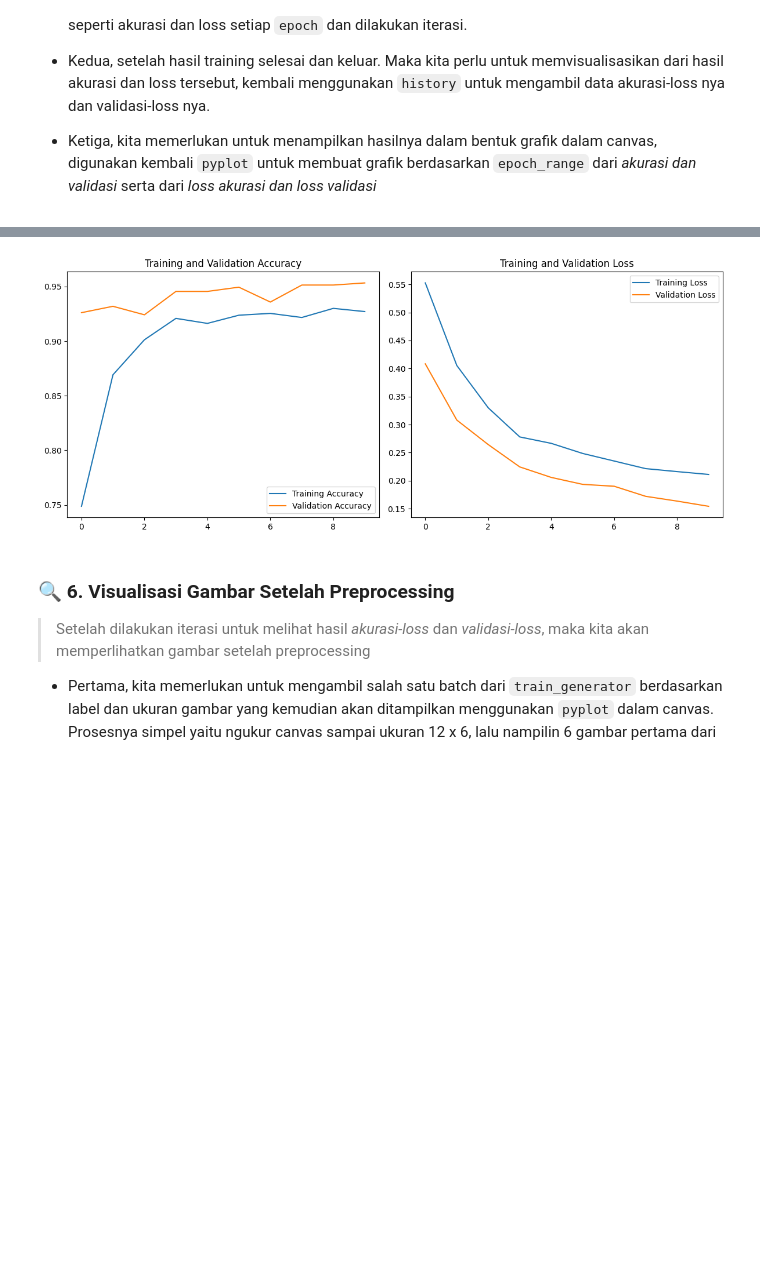
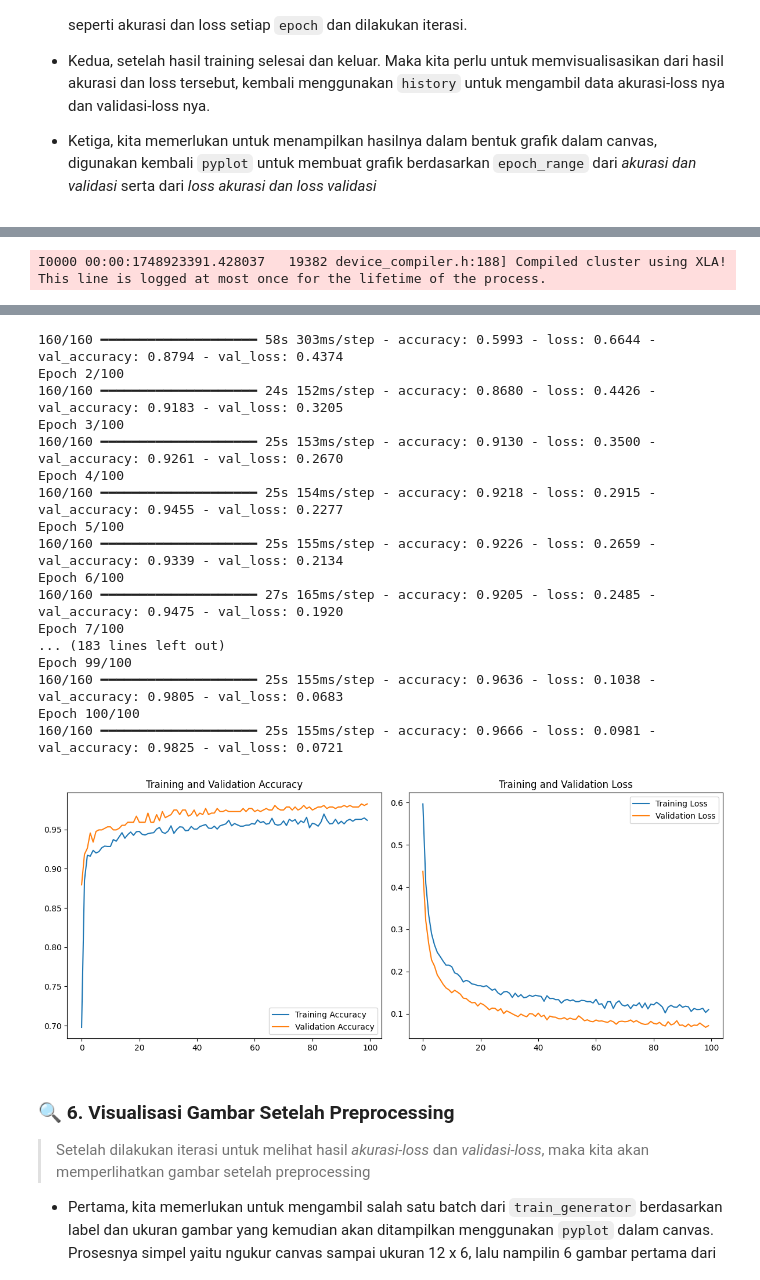
Before and after one commit to Ditto-Prasetyo/cnn-covid-detection, a Jupyter notebook: CNN-VGG19.ipynb, the cells around one changed output, grey strips where cells are left out. Cells and saved outputs as stored; diff of their text form; code cells hidden in the pictures; blank space fills up the shorter version.

```diff
--- a/CNN-VGG19.ipynb
+++ b/CNN-VGG19.ipynb
@@ -187,7 +200,7 @@ Downloading data from https://storage.googleapis.com/tensorflow/keras-applicatio
 
 history = model.fit(
     train_generator,
-    epochs=10,
+    epochs=100,
     validation_data=val_generator,
 )
 
@@ -243,0 +253 @@ Epoch 10/10
+I0000 00:00:1748923391.428037   19382 device_compiler.h:188] Compiled cluster using XLA!  This line is logged at most once for the lifetime of the process.
@@ -244,4 +264,21 @@ Epoch 10/10
+160/160 ━━━━━━━━━━━━━━━━━━━━ 58s 303ms/step - accuracy: 0.5993 - loss: 0.6644 - val_accuracy: 0.8794 - val_loss: 0.4374
+Epoch 2/100
+160/160 ━━━━━━━━━━━━━━━━━━━━ 24s 152ms/step - accuracy: 0.8680 - loss: 0.4426 - val_accuracy: 0.9183 - val_loss: 0.3205
+Epoch 3/100
+160/160 ━━━━━━━━━━━━━━━━━━━━ 25s 153ms/step - accuracy: 0.9130 - loss: 0.3500 - val_accuracy: 0.9261 - val_loss: 0.2670
+Epoch 4/100
+160/160 ━━━━━━━━━━━━━━━━━━━━ 25s 154ms/step - accuracy: 0.9218 - loss: 0.2915 - val_accuracy: 0.9455 - val_loss: 0.2277
+Epoch 5/100
+160/160 ━━━━━━━━━━━━━━━━━━━━ 25s 155ms/step - accuracy: 0.9226 - loss: 0.2659 - val_accuracy: 0.9339 - val_loss: 0.2134
+Epoch 6/100
+160/160 ━━━━━━━━━━━━━━━━━━━━ 27s 165ms/step - accuracy: 0.9205 - loss: 0.2485 - val_accuracy: 0.9475 - val_loss: 0.1920
+Epoch 7/100
+... (183 lines left out)
+Epoch 99/100
+160/160 ━━━━━━━━━━━━━━━━━━━━ 25s 155ms/step - accuracy: 0.9636 - loss: 0.1038 - val_accuracy: 0.9805 - val_loss: 0.0683
+Epoch 100/100
+160/160 ━━━━━━━━━━━━━━━━━━━━ 25s 155ms/step - accuracy: 0.9666 - loss: 0.0981 - val_accuracy: 0.9825 - val_loss: 0.0721
-[figure, old version]
+[figure, new version]
 # %% [markdown]
 ### 🔍 **6. Visualisasi Gambar Setelah Preprocessing**
 
```
Also changed, not shown: parts of 6 cells of this notebook, 1 other file.
